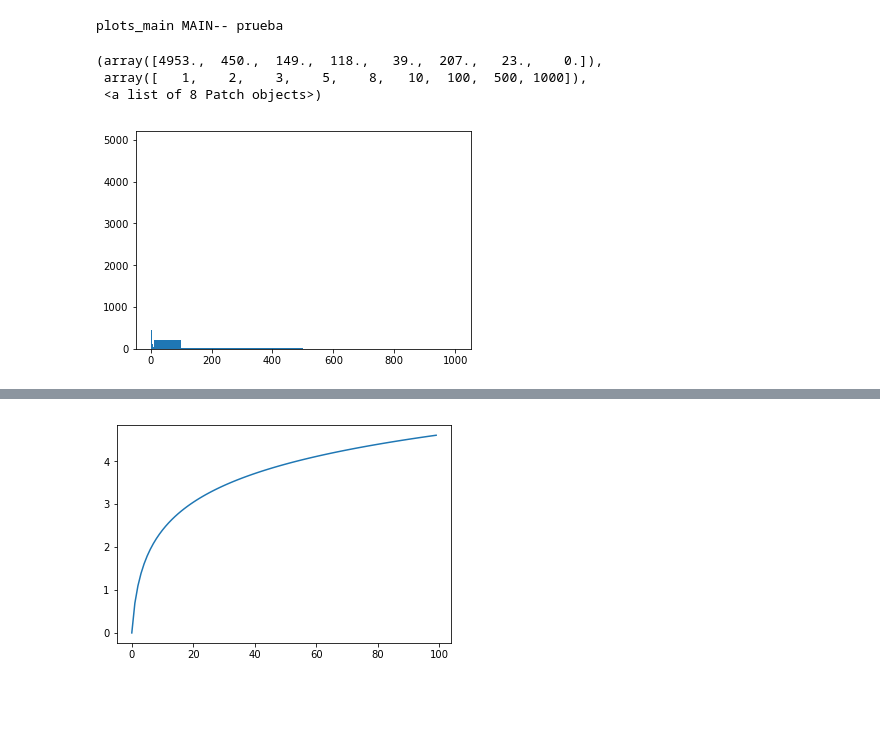
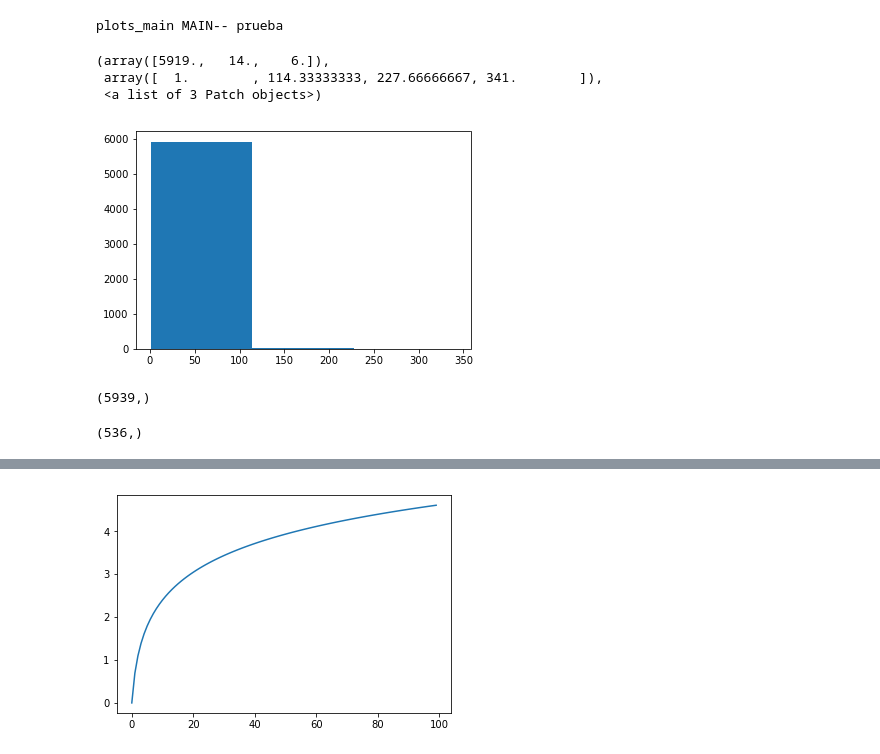
Before and after one commit to ayalo/TFM_fraud_36, a Jupyter notebook: src/main/python/notebooks/Untitled_local.ipynb, the cells around one changed output, grey strips where cells are left out. Drawn from its saved outputs; the diff is of its cells as text; code cells hidden in the pictures; blank space fills up the shorter version.

```diff
--- a/src/main/python/notebooks/Untitled_local.ipynb
+++ b/src/main/python/notebooks/Untitled_local.ipynb
@@ -301,10 +306,21 @@ plots_main MAIN-- prueba
 # %%
 
 
 
-plt.hist(degree,bins=[1,3,5,8,10,100,500,1000])
+plt.hist(degree,3)
 # %% [output]
-(array([4953.,  450.,  149.,  118.,   39.,  207.,   23.,    0.]),
- array([   1,    2,    3,    5,    8,   10,  100,  500, 1000]),
- <a list of 8 Patch objects>)
+(array([5919.,   14.,    6.]),
+ array([  1.        , 114.33333333, 227.66666667, 341.        ]),
+ <a list of 3 Patch objects>)
-[figure, old version]
+[figure, new version]
+# %%
+degree = np.array(degree)
+
+print(degree.shape)
+idx= np.where(degree>2)
+
+degree_filt = degree[idx]
+degree_filt.shape
+# %% [output]
+(5939,)
+(536,)
```
Also changed, not shown: parts of 43 cells of this notebook, 8 other files.
